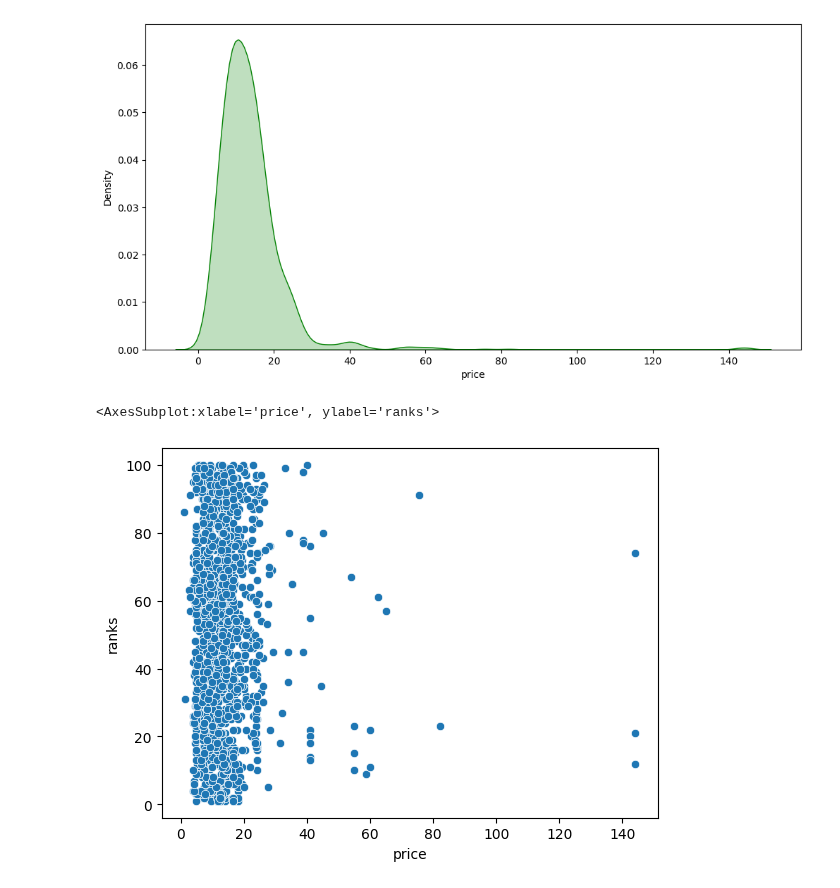
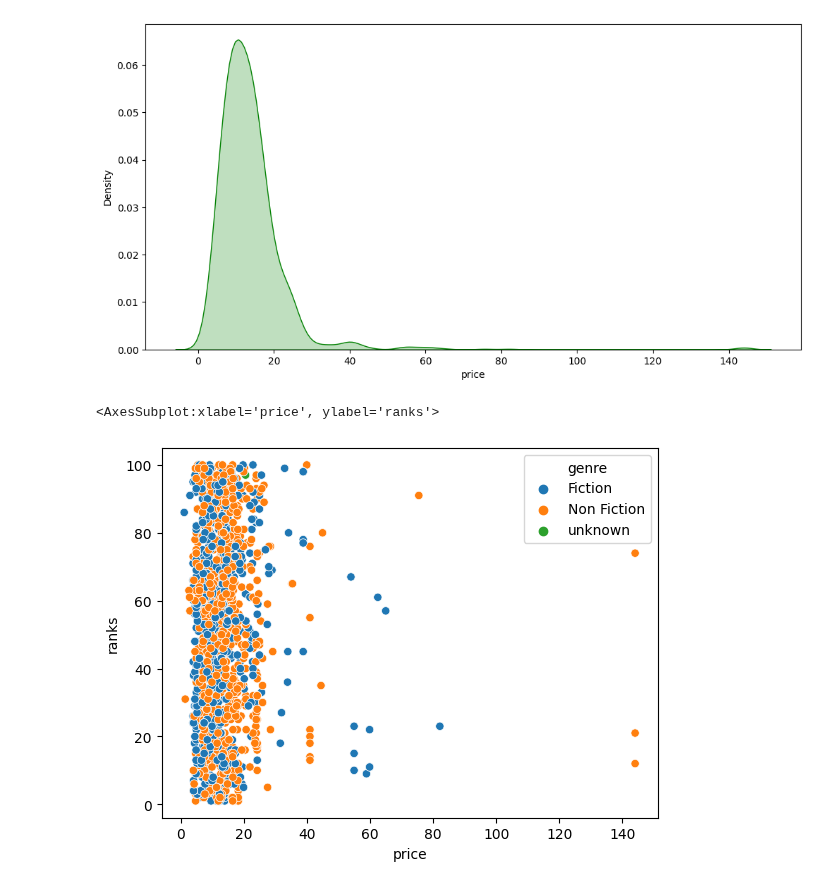
Before and after one commit to latifkara/dataScienceProjects, a Jupyter notebook: TopBookList/BookList.ipynb, the cells around one changed output. Saved outputs shown, nothing was run; the diff lists cells and outputs as text; code cells hidden in the pictures.

```diff
--- a/TopBookList/BookList.ipynb
+++ b/TopBookList/BookList.ipynb
@@ -141,7 +141,7 @@ density_plot(books_df, 'price')
 # %% [output]
 [figure]
 # %%
-sns.scatterplot(x=books_df.price, y=books_df.ranks, hue=)
+sns.scatterplot(x=books_df.price, y=books_df.ranks, hue=books_df.genre)
 # %% [output]
 <AxesSubplot:xlabel='price', ylabel='ranks'>
-[figure, old version]
+[figure, new version]
```
Also changed, not shown: parts of 10 cells of this notebook.
